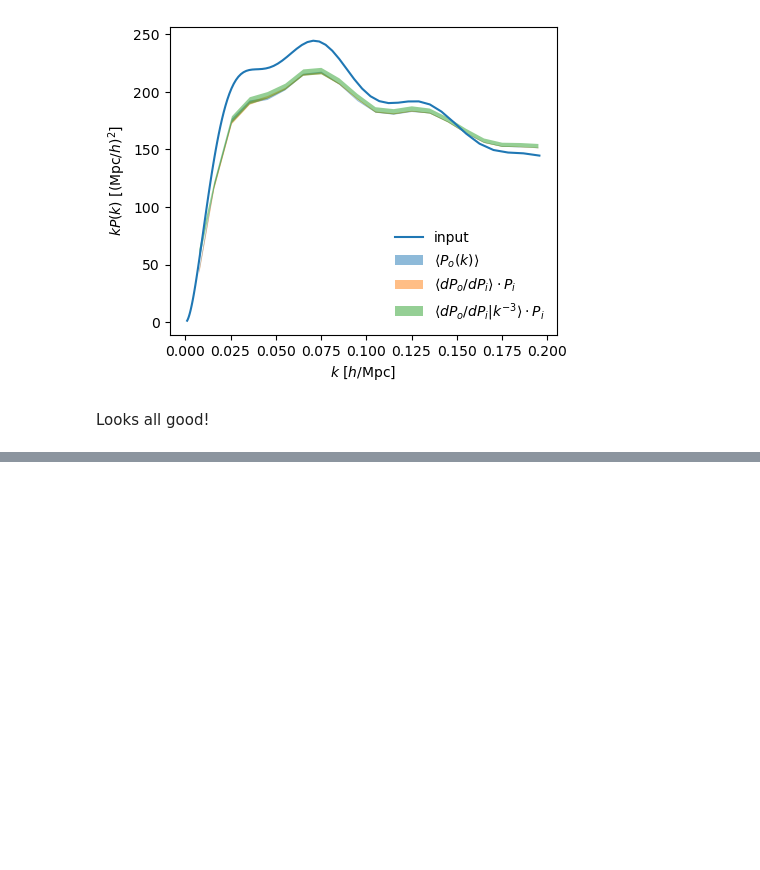
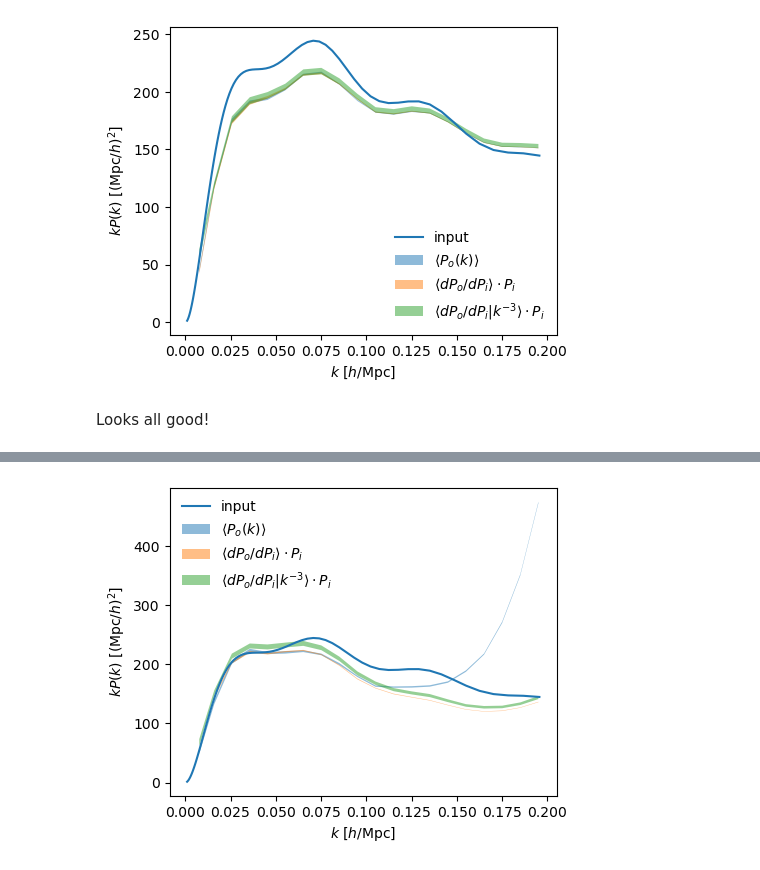
Before and after one commit to adematti/jax-window, a Jupyter notebook: nb/window_with_autodiff.ipynb, the cells around one changed output, grey strips where cells are left out. Saved outputs shown, nothing was run; the diff lists cells and outputs as text; code cells hidden in the pictures; blank space fills up the shorter version.

```diff
--- a/nb/window_with_autodiff.ipynb
+++ b/nb/window_with_autodiff.ipynb
@@ -208,0 +218,68 @@ Hm, there seems to be some non-zero contribution from $k_i \sim 0.2 h/\mathrm{Mp
+# %%
+def mock_survey_noise(power, boxsize=2000., meshsize=128, size=int(1e6), seed=random.key(42), scale=0.2, unitary_amplitude=True, norm=None):
+    # Generate Gaussian field
+    seeds = random.split(seed, 3)
+    shotnoise_nonorm = 0.
+    # randoms
+    positions, weights = get_gaussian_survey_positions(boxsize=boxsize, meshsize=meshsize, size=size, seed=seeds[0], scale=scale)
+    shotnoise_nonorm += jnp.sum(weights**2)
+    randoms = SurveySelection(positions, weights, boxcenter=0., boxsize=boxsize, meshsize=meshsize)
+    # field
+    field = GaussianField(power, boxsize=randoms.boxsize, meshsize=randoms.meshsize,
+                          unitary_amplitude=unitary_amplitude, seed=seeds[1])
+    positions, weights = get_gaussian_survey_positions(boxsize=boxsize, meshsize=meshsize, size=size, seed=seeds[2], scale=scale)
+    # data
+    shotnoise_nonorm += jnp.sum(weights**2)
+    weights *= field.read(positions)  # multiply by 1 + delta
+    data = SurveySelection(positions, weights, boxcenter=0., boxsize=boxsize, meshsize=meshsize)
+    edges = {'step': 0.01}
+    # Multiply Gaussian field with survey selection function, then compute power spectrum
+    return SurveyFFTPower(data.density, randoms.density, cellsize=field.cellsize, edges=edges, compensate='cic', norm=norm, shotnoise_nonorm=shotnoise_nonorm)
+
+
+from cosmoprimo.fiducial import DESI
+cosmo = DESI()
+pk = cosmo.get_fourier().pk_interpolator().to_1d(z=1.)
+kin = jnp.geomspace(1e-3, 1e1, 200)
+pkin = pk(kin)
+get_pk = lambda pkin, **kwargs: mock_survey_noise(lambda k: jnp.interp(k, kin, pkin, left=0., right=0.), **kwargs)
+# Below is same code as above
+get_wmat = lambda pkin, **kwargs: jax.jacrev(lambda pkin: get_pk(pkin, **kwargs).power)(pkin)
+get_pk = jax.jit(get_pk, static_argnames=['unitary_amplitude'])
+get_wmat = jax.jit(get_wmat, static_argnames=['unitary_amplitude'])
+
+from tqdm import trange
+pks, wmats, pkts, pkts_km3 = [], [], [], []
+npk, npkt = 50, 50
+with trange(npk) as t:
+    for imock in t:
+        seed = random.key(2 * imock)
+        pks.append(get_pk(pkin, seed=seed))
+
+with trange(npkt) as t:
+    for imock in t:
+        # Here we do not use the same seeds
+        seed = random.key(2 * imock + 1)
+        wmat = get_wmat(pkin, seed=seed)
+        wmats.append(wmat)
+        pkts.append(wmat.dot(pkin))
+        pkts_km3.append(get_wmat(kin**(-3), seed=seed).dot(pkin))
+
+k, edges = pks[0].k, pks[0].edges
+pk_mean, pk_std = np.mean([pk.power for pk in pks], axis=0), np.std([pk.power for pk in pks], axis=0) / npk**0.5
+pkt_mean, pkt_std = np.mean(pkts, axis=0), np.std(pkts, axis=0) / npkt**0.5
+pkt_km3_mean, pkt_km3_std = np.mean(pkts_km3, axis=0), np.std(pkts_km3, axis=0) / npkt**0.5
+
+ax = plt.gca()
+maskin = kin < edges[-1]
+ax.plot(kin[maskin], kin[maskin] * pkin[maskin], label='input')
+kw = dict(lw=0., alpha=0.5)
+ax.fill_between(k, k * (pk_mean - pk_std), k * (pk_mean + pk_std), label=r'$\langle P_o(k) \rangle$', **kw)
+ax.fill_between(k, k * (pkt_mean - pkt_std), k * (pkt_mean + pkt_std), label=r'$\langle dP_o/dP_i \rangle \cdot P_i$', **kw)
+ax.fill_between(k, k * (pkt_km3_mean - pkt_std), k * (pkt_km3_mean + pkt_km3_std), lw=0., alpha=0.5, label=r'$\langle dP_o/dP_i | k^{-3} \rangle \cdot P_i$')
+ax.set_xlabel(r'$k$ [$h/\mathrm{Mpc}$]')
+ax.set_ylabel(r'$k P(k)$ [$(\mathrm{Mpc}/h)^{2}$]')
+ax.legend(frameon=False)
+plt.show()
+# %% [output]
+[figure, added]
```
Also changed, not shown: parts of 5 cells of this notebook, 3 other files.
